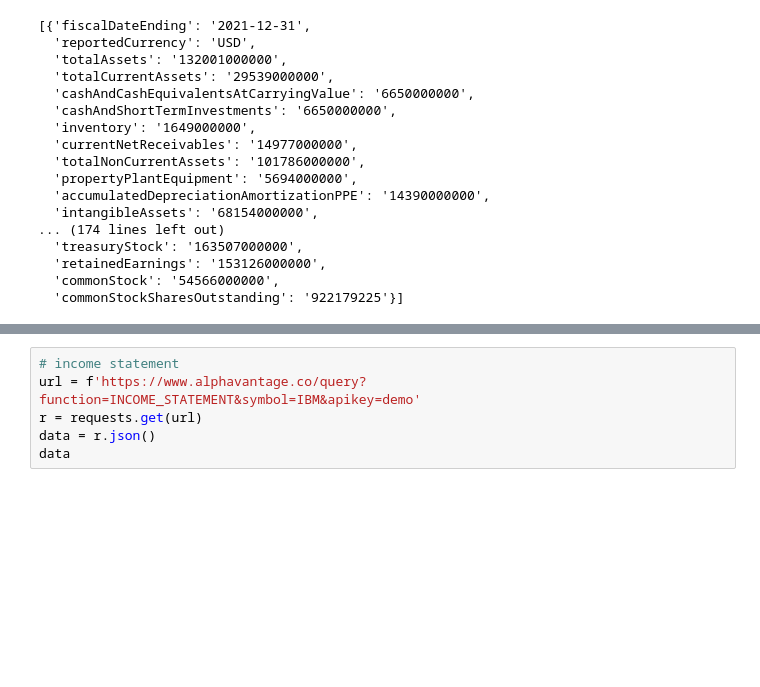
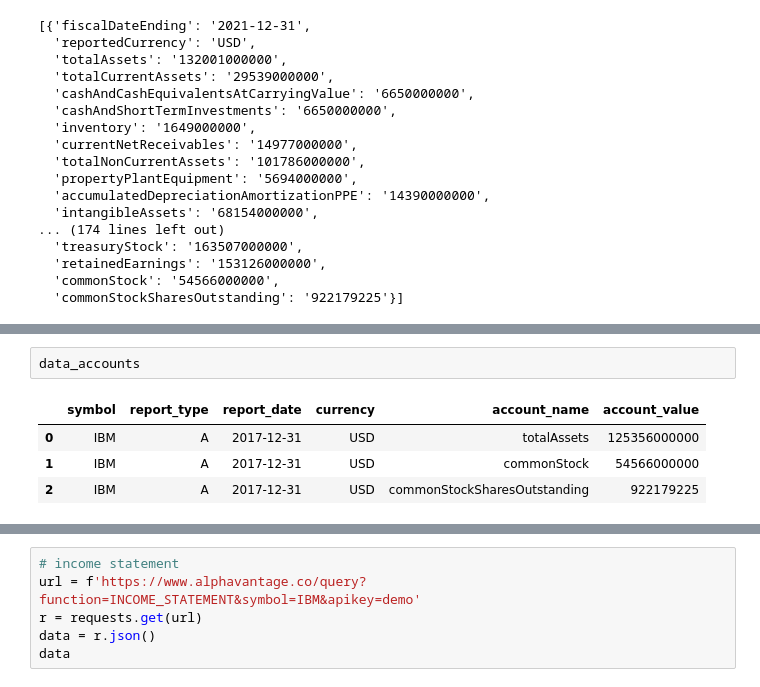
Before and after one commit to nico-corthorn/esg-portfolio, a Jupyter notebook: esgtools/prototype.ipynb, the cells around one changed output, grey strips where cells are left out. Drawn from its saved outputs; the diff is of its cells as text; blank space fills up the shorter version.

```diff
--- a/esgtools/prototype.ipynb
+++ b/esgtools/prototype.ipynb
@@ -804,0 +992,7 @@ data['annualReports']
+# %%
+data_accounts
+# %% [output]
+|  | symbol | report_type | report_date | currency | account_name | account_value |
+| 0 | IBM | A | 2017-12-31 | USD | totalAssets | 125356000000 |
+| 1 | IBM | A | 2017-12-31 | USD | commonStock | 54566000000 |
+| 2 | IBM | A | 2017-12-31 | USD | commonStockSharesOutstanding | 922179225 |
```
Also changed, not shown: parts of 25 cells of this notebook, 5 other files.
